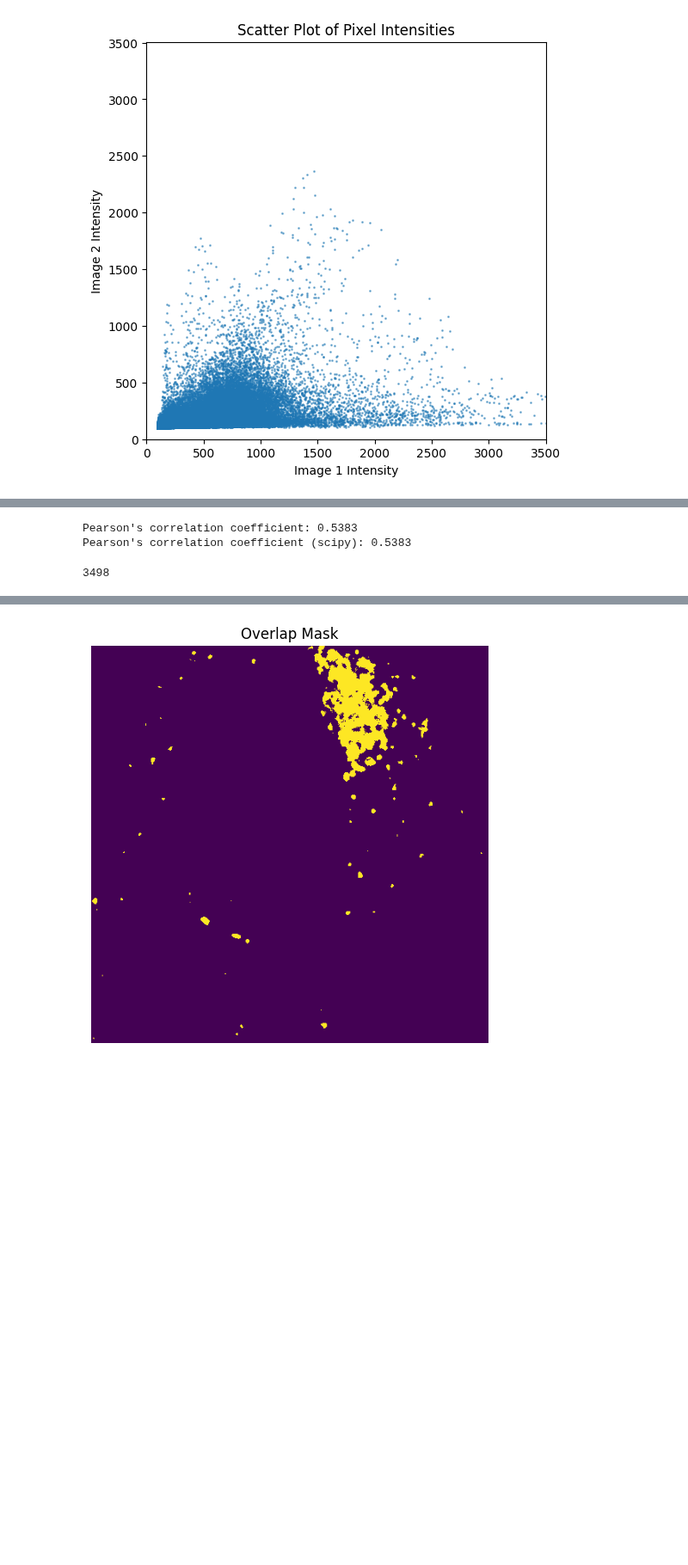
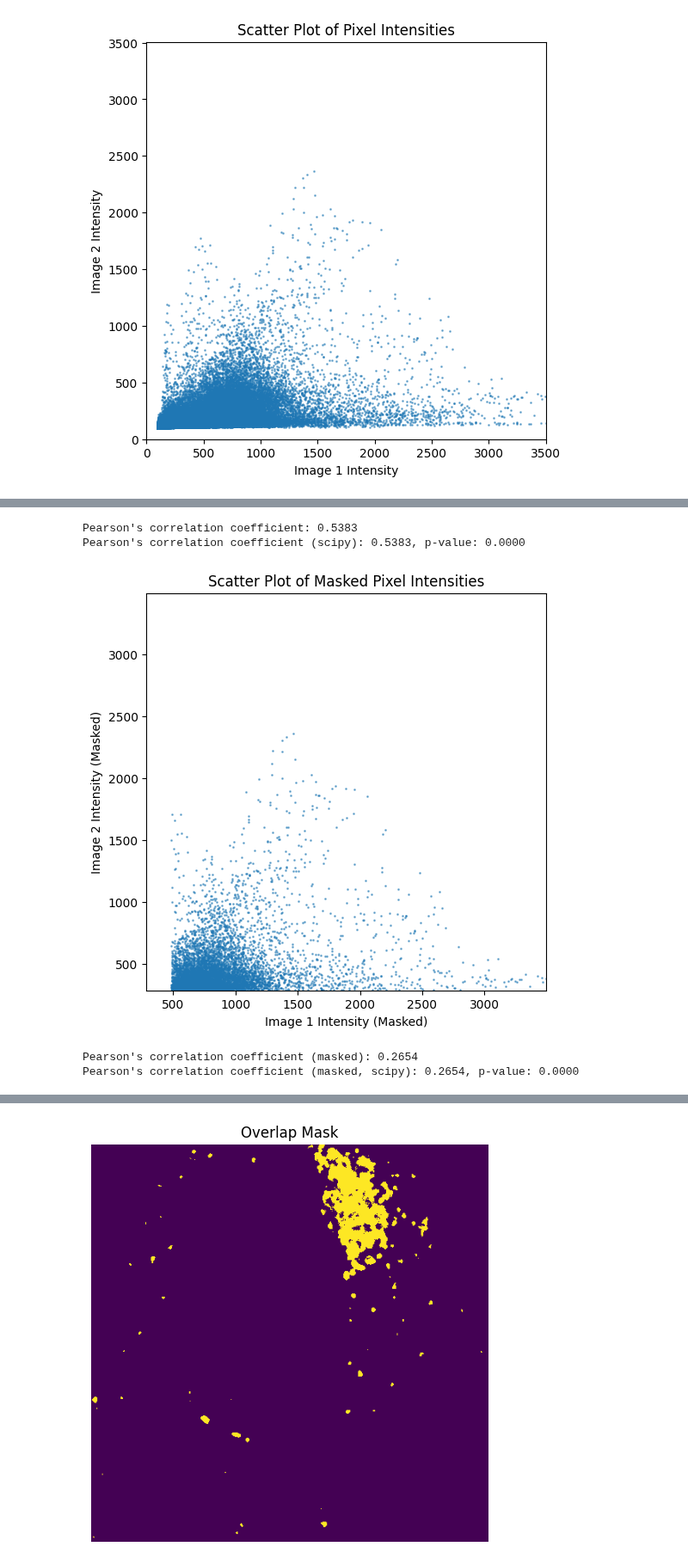
Before and after one commit to fdrgsp/bobiac, a Jupyter notebook: content/08_colocalization/pixel_intensity_based_colocalization.ipynb, the cells around one changed output, grey strips where cells are left out. Shown at 86% size. Drawn from its saved outputs; the diff is of its cells as text; code cells hidden in the pictures; blank space fills up the shorter version.

```diff
--- a/content/08_colocalization/pixel_intensity_based_colocalization.ipynb
+++ b/content/08_colocalization/pixel_intensity_based_colocalization.ipynb
@@ -70,22 +84,59 @@ prs = numerator / denominator
 print(f"Pearson's correlation coefficient: {prs:.4f}")
 
 pearson, p_value = pearsonr(ch1.flatten(), ch2.flatten())
-print(f"Pearson's correlation coefficient (scipy): {pearson:.4f}")
+print(
+    f"Pearson's correlation coefficient (scipy): {pearson:.4f}, p-value: {p_value:.4f}"
+)
 # %% [output]
 Pearson's correlation coefficient: 0.5383
-Pearson's correlation coefficient (scipy): 0.5383
+Pearson's correlation coefficient (scipy): 0.5383, p-value: 0.0000
 # %%
 # calculate pearsons on thresholded images
+
 image_1_mask = ch1 > threshold_otsu(ch1)
 image_2_mask = ch2 > threshold_otsu(ch2)
 
 # get the overlap mask
 overlap_mask = image_1_mask & image_2_mask
 
 # extract intensity from channel 1 only at pixels where both channels overlap
 image_1_masked = ch1[overlap_mask]
 # extract intensity from channel 2 only at pixels where both channels overlap
 image_2_masked = ch2[overlap_mask]
+
+# plot scatter plot for masked images
+plt.figure(figsize=(6, 6))
+plt.scatter(image_1_masked.flatten(), image_2_masked.flatten(), s=1, alpha=0.5)
+plt.xlabel("Image 1 Intensity (Masked)")
+plt.ylabel("Image 2 Intensity (Masked)")
+plt.title("Scatter Plot of Masked Pixel Intensities")
+# set both axes to the same range based on the maximum value of the masked images
+max_intensity_masked = max(image_1_masked.max(), image_2_masked.max())
+min_intensity_masked = min(image_1_masked.min(), image_2_masked.min())
+plt.xlim(min_intensity_masked, max_intensity_masked)
+plt.ylim(min_intensity_masked, max_intensity_masked)
+plt.show()
+
+mean_ch1_masked = np.mean(image_1_masked)
+mean_ch2_masked = np.mean(image_2_masked)
+
+numerator_masked = np.sum(
+    (image_1_masked - mean_ch1_masked) * (image_2_masked - mean_ch2_masked)
+)
+denominator_masked = np.sqrt(
+    np.sum((image_1_masked - mean_ch1_masked) ** 2)
+    * np.sum((image_2_masked - mean_ch2_masked) ** 2)
+)
+prs_masked = numerator_masked / denominator_masked
+print(f"Pearson's correlation coefficient (masked): {prs_masked:.4f}")
+
+# Verify with scipy's pearsonr on the same masked data
+pearson_masked_scipy, p_value_masked = pearsonr(image_1_masked, image_2_masked)
+print(
+    f"Pearson's correlation coefficient (masked, scipy): {pearson_masked_scipy:.4f}, p-value: {p_value_masked:.4f}"
+)
 # %% [output]
+[figure, added]
-3498
+Pearson's correlation coefficient (masked): 0.2654
+Pearson's correlation coefficient (masked, scipy): 0.2654, p-value: 0.0000
 # %% [markdown]
```
Also changed, not shown: parts of 9 cells of this notebook, 1 other file.
